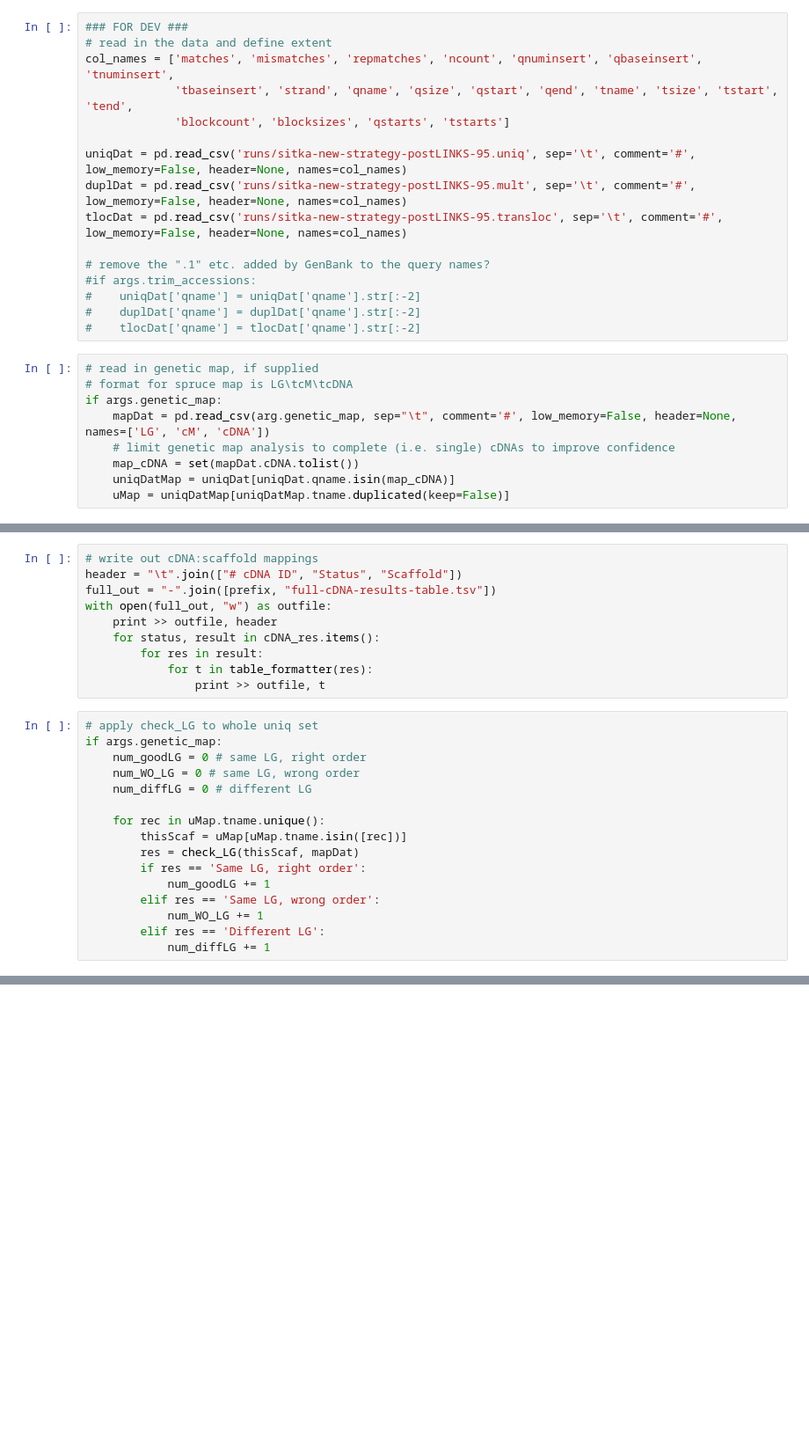
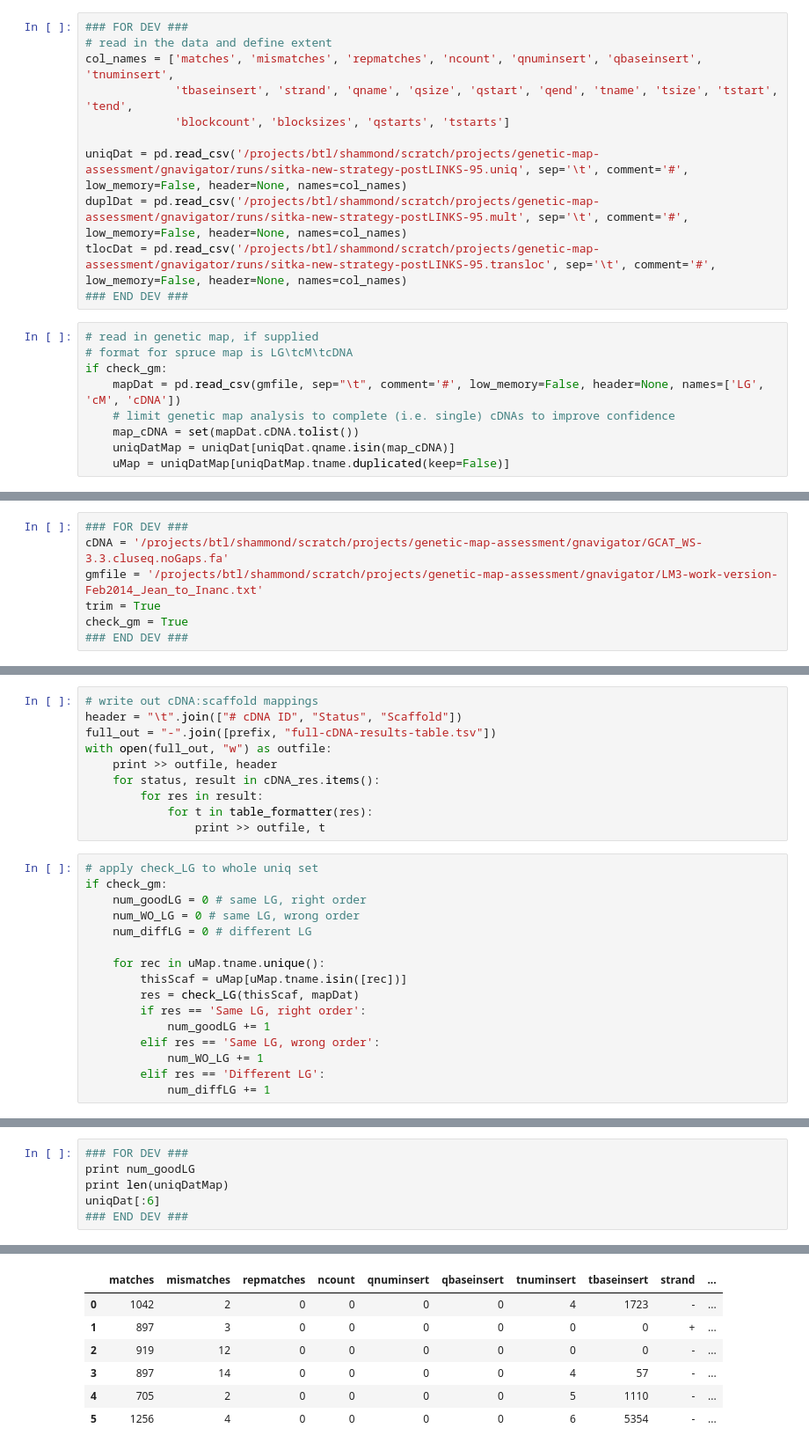
Before and after one commit to sahammond/gnavigator, a Jupyter notebook: gnavigator.ipynb, the cells around one changed output, grey strips where cells are left out. Shown: that part at 88% size. Cells and saved outputs as stored; diff of their text form; blank space fills up the shorter version.

Commit message:
remove broken seqid trim fn

```diff
--- a/gnavigator.ipynb
+++ b/gnavigator.ipynb
@@ -310,20 +316,15 @@ col_names = ['matches', 'mismatches', 'repmatches', 'ncount', 'qnuminsert', 'qba
              'tbaseinsert', 'strand', 'qname', 'qsize', 'qstart', 'qend', 'tname', 'tsize', 'tstart', 'tend',
              'blockcount', 'blocksizes', 'qstarts', 'tstarts']
 
-uniqDat = pd.read_csv('runs/sitka-new-strategy-postLINKS-95.uniq', sep='\t', comment='#', low_memory=False, header=None, names=col_names)
-duplDat = pd.read_csv('runs/sitka-new-strategy-postLINKS-95.mult', sep='\t', comment='#', low_memory=False, header=None, names=col_names)
-tlocDat = pd.read_csv('runs/sitka-new-strategy-postLINKS-95.transloc', sep='\t', comment='#', low_memory=False, header=None, names=col_names)
-
-# remove the ".1" etc. added by GenBank to the query names?
-#if args.trim_accessions:
-#    uniqDat['qname'] = uniqDat['qname'].str[:-2]
-#    duplDat['qname'] = duplDat['qname'].str[:-2]
-#    tlocDat['qname'] = tlocDat['qname'].str[:-2]
+uniqDat = pd.read_csv('/projects/btl/shammond/scratch/projects/genetic-map-assessment/gnavigator/runs/sitka-new-strategy-postLINKS-95.uniq', sep='\t', comment='#', low_memory=False, header=None, names=col_names)
+duplDat = pd.read_csv('/projects/btl/shammond/scratch/projects/genetic-map-assessment/gnavigator/runs/sitka-new-strategy-postLINKS-95.mult', sep='\t', comment='#', low_memory=False, header=None, names=col_names)
+tlocDat = pd.read_csv('/projects/btl/shammond/scratch/projects/genetic-map-assessment/gnavigator/runs/sitka-new-strategy-postLINKS-95.transloc', sep='\t', comment='#', low_memory=False, header=None, names=col_names)
+### END DEV ###
 # %%
 # read in genetic map, if supplied
 # format for spruce map is LG\tcM\tcDNA
-if args.genetic_map:
-    mapDat = pd.read_csv(arg.genetic_map, sep="\t", comment='#', low_memory=False, header=None, names=['LG', 'cM', 'cDNA'])
+if check_gm:
+    mapDat = pd.read_csv(gmfile, sep="\t", comment='#', low_memory=False, header=None, names=['LG', 'cM', 'cDNA'])
     # limit genetic map analysis to complete (i.e. single) cDNAs to improve confidence
     map_cDNA = set(mapDat.cDNA.tolist())
     uniqDatMap = uniqDat[uniqDat.qname.isin(map_cDNA)]
@@ -384,3 +360,10 @@ Duplicated
+# %%
+### FOR DEV ###
+cDNA = '/projects/btl/shammond/scratch/projects/genetic-map-assessment/gnavigator/GCAT_WS-3.3.cluseq.noGaps.fa'
+gmfile = '/projects/btl/shammond/scratch/projects/genetic-map-assessment/gnavigator/LM3-work-version-Feb2014_Jean_to_Inanc.txt'
+trim = True
+check_gm = True
+### END DEV ###
 # %%
 # count total number of query sequences
 check_missing = find_missing(cDNA, cDNA_res)
@@ -471,7 +448,7 @@ with open(full_out, "w") as outfile:
                 print >> outfile, t
 # %%
 # apply check_LG to whole uniq set
-if args.genetic_map:
+if check_gm:
     num_goodLG = 0 # same LG, right order
     num_WO_LG = 0 # same LG, wrong order
     num_diffLG = 0 # different LG
@@ -492,0 +465,7 @@ All scaffolds to be checked against genetic map were successfully checked
+# %%
+### FOR DEV ###
+print num_goodLG
+print len(uniqDatMap)
+uniqDat[:6]
+### END DEV ###
+# %% [output]
@@ -492,0 +474,7 @@ All scaffolds to be checked against genetic map were successfully checked
+|  | matches | mismatches | repmatches | ncount | qnuminsert | qbaseinsert | tnuminsert | tbaseinsert | strand | ... |
+| 0 | 1042 | 2 | 0 | 0 | 0 | 0 | 4 | 1723 | - | ... |
+| 1 | 897 | 3 | 0 | 0 | 0 | 0 | 0 | 0 | + | ... |
+| 2 | 919 | 12 | 0 | 0 | 0 | 0 | 0 | 0 | - | ... |
+| 3 | 897 | 14 | 0 | 0 | 0 | 0 | 4 | 57 | - | ... |
+| 4 | 705 | 2 | 0 | 0 | 0 | 0 | 5 | 1110 | - | ... |
+| 5 | 1256 | 4 | 0 | 0 | 0 | 0 | 6 | 5354 | - | ... |
```
Also changed, not shown: parts of 12 cells of this notebook, 1 other file.
